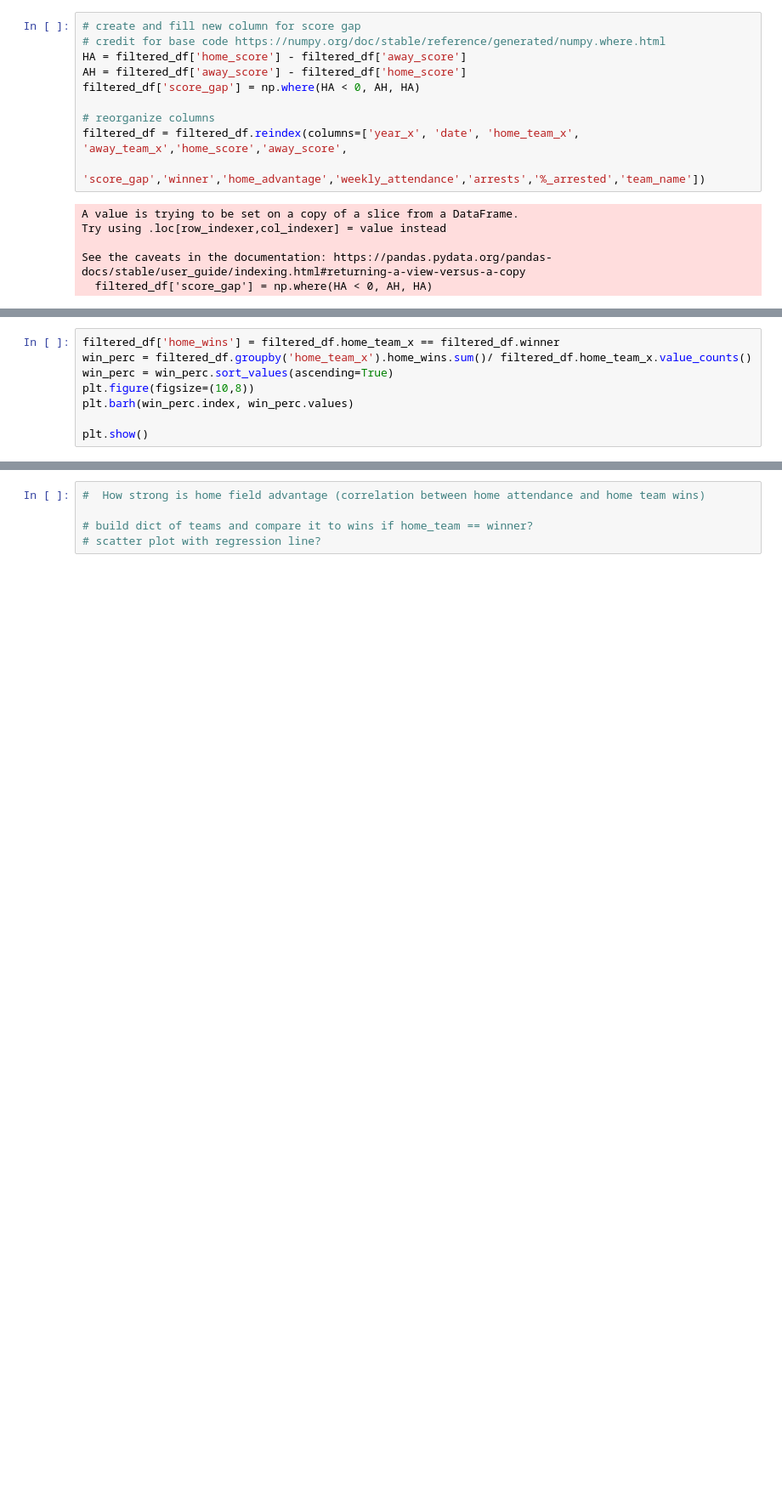
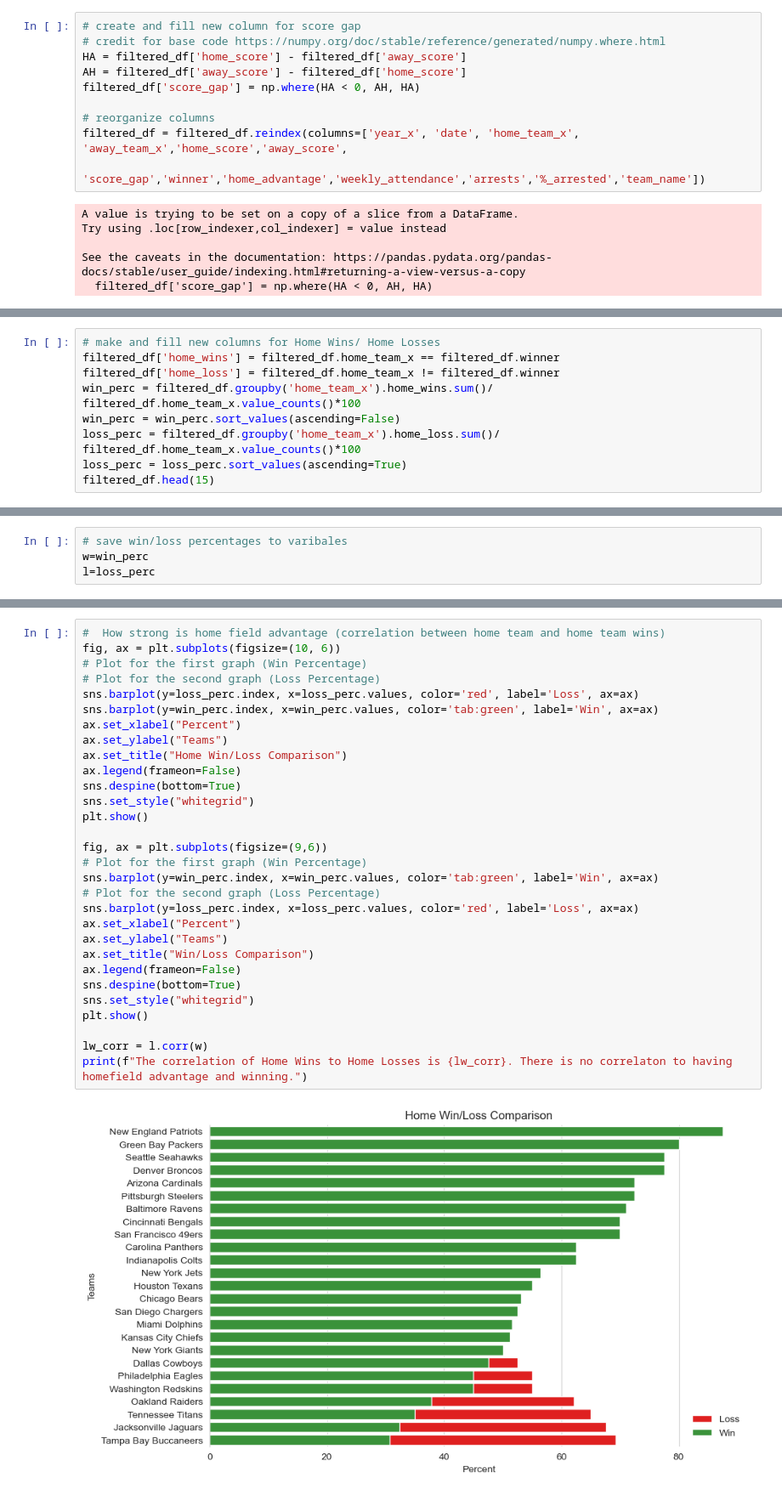
Before and after one commit to EmanPresley/SMU-Project-1-NFL-Arrests, a Jupyter notebook: Eman_work/Eman_work.ipynb, the cells around one changed output, grey strips where cells are left out. Shown at 85% size. Saved outputs shown, nothing was run; the diff lists cells and outputs as text; blank space fills up the shorter version.

```diff
--- a/Eman_work/Eman_work.ipynb
+++ b/Eman_work/Eman_work.ipynb
@@ -175,11 +176,12 @@ filtered_df.head()
 | 3 | 2011 | September 11 | Jacksonville Jaguars | Tennessee Titans | 16 | 14 | 2 | Jacksonville Jaguars | ... |
 | 4 | 2011 | September 11 | Chicago Bears | Atlanta Falcons | 30 | 12 | 18 | Chicago Bears | ... |
 # %%
+# make and fill new columns for Home Wins/ Home Losses
 filtered_df['home_wins'] = filtered_df.home_team_x == filtered_df.winner
-win_perc = filtered_df.groupby('home_team_x').home_wins.sum()/ filtered_df.home_team_x.value_counts()
-win_perc = win_perc.sort_values(ascending=True)
-plt.figure(figsize=(10,8))
-plt.barh(win_perc.index, win_perc.values)
-
-plt.show()
+filtered_df['home_loss'] = filtered_df.home_team_x != filtered_df.winner
+win_perc = filtered_df.groupby('home_team_x').home_wins.sum()/ filtered_df.home_team_x.value_counts()*100
+win_perc = win_perc.sort_values(ascending=False)
+loss_perc = filtered_df.groupby('home_team_x').home_loss.sum()/ filtered_df.home_team_x.value_counts()*100
+loss_perc = loss_perc.sort_values(ascending=True)
+filtered_df.head(15)
 # %% [output]
@@ -186,0 +204,4 @@ plt.show()
+# %%
+# save win/loss percentages to varibales
+w=win_perc
+l=loss_perc
@@ -187,5 +272,32 @@ plt.show()
 # %%
-#  How strong is home field advantage (correlation between home attendance and home team wins)
+#  How strong is home field advantage (correlation between home team and home team wins)
+fig, ax = plt.subplots(figsize=(10, 6))
+# Plot for the first graph (Win Percentage)
+# Plot for the second graph (Loss Percentage)
+sns.barplot(y=loss_perc.index, x=loss_perc.values, color='red', label='Loss', ax=ax)
+sns.barplot(y=win_perc.index, x=win_perc.values, color='tab:green', label='Win', ax=ax)
+ax.set_xlabel("Percent")
+ax.set_ylabel("Teams")
+ax.set_title("Home Win/Loss Comparison")
+ax.legend(frameon=False)
+sns.despine(bottom=True)
+sns.set_style("whitegrid")
+plt.show()
 
-# build dict of teams and compare it to wins if home_team == winner?
-# scatter plot with regression line?
+fig, ax = plt.subplots(figsize=(9,6))
+# Plot for the first graph (Win Percentage)
+sns.barplot(y=win_perc.index, x=win_perc.values, color='tab:green', label='Win', ax=ax)
+# Plot for the second graph (Loss Percentage)
+sns.barplot(y=loss_perc.index, x=loss_perc.values, color='red', label='Loss', ax=ax)
+ax.set_xlabel("Percent")
+ax.set_ylabel("Teams")
+ax.set_title("Win/Loss Comparison")
+ax.legend(frameon=False)
+sns.despine(bottom=True)
+sns.set_style("whitegrid")
+plt.show()
+
+lw_corr = l.corr(w)
+print(f"The correlation of Home Wins to Home Losses is {lw_corr}. There is no correlaton to having homefield advantage and winning.")
+# %% [output]
+[figure, added]
```
Also changed, not shown: parts of 8 cells of this notebook.
